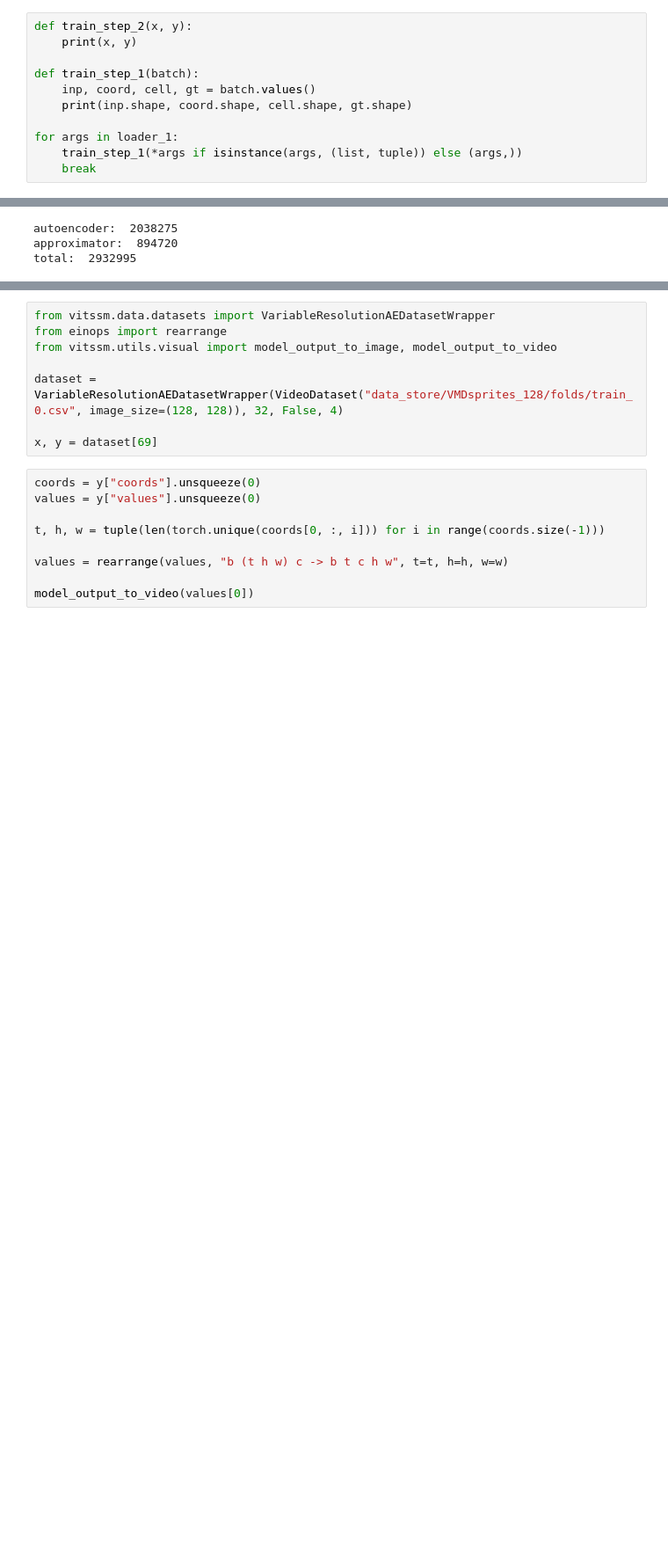
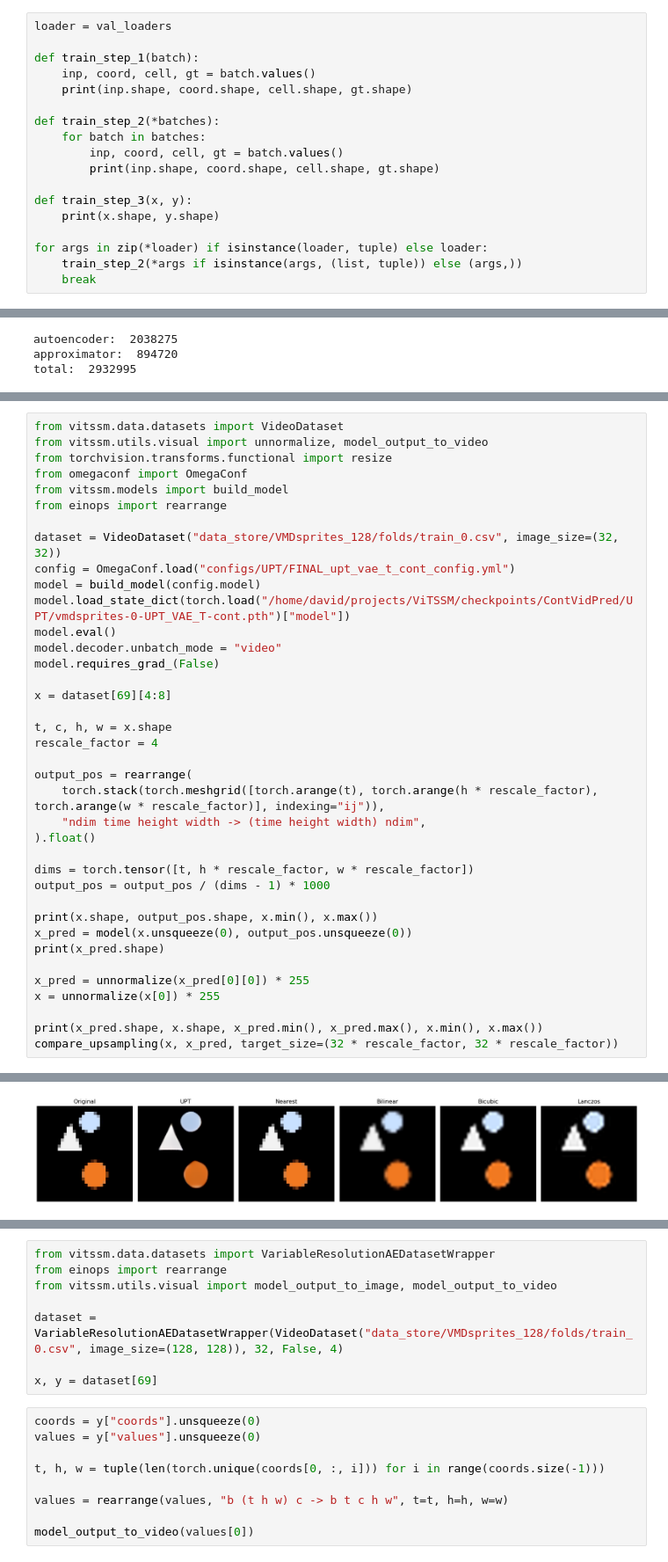
Before and after one commit to davidkuernsteiner/ContVidPred, a Jupyter notebook: test.ipynb, the cells around one changed output, grey strips where cells are left out. Shown: that part at 88% size. Drawn from its saved outputs; the diff is of its cells as text; blank space fills up the shorter version.

```diff
--- a/test.ipynb
+++ b/test.ipynb
@@ -82,12 +112,19 @@ loader_2 = DataLoader(dataset_2, batch_size=64)
 # %%
-def train_step_2(x, y):
-    print(x, y)
+loader = val_loaders
 
 def train_step_1(batch):
     inp, coord, cell, gt = batch.values()
     print(inp.shape, coord.shape, cell.shape, gt.shape)
 
-for args in loader_1:
-    train_step_1(*args if isinstance(args, (list, tuple)) else (args,))
+def train_step_2(*batches):
+    for batch in batches:
+        inp, coord, cell, gt = batch.values()
+        print(inp.shape, coord.shape, cell.shape, gt.shape)
+
+def train_step_3(x, y):
+    print(x.shape, y.shape)
+
+for args in zip(*loader) if isinstance(loader, tuple) else loader:
+    train_step_2(*args if isinstance(args, (list, tuple)) else (args,))
     break
 # %% [output]
@@ -318,0 +402,39 @@ compare_downsampling(x, target_size=(32, 32))
+# %%
+from vitssm.data.datasets import VideoDataset
+from vitssm.utils.visual import unnormalize, model_output_to_video
+from torchvision.transforms.functional import resize
+from omegaconf import OmegaConf
+from vitssm.models import build_model
+from einops import rearrange
+
+dataset = VideoDataset("data_store/VMDsprites_128/folds/train_0.csv", image_size=(32, 32))
+config = OmegaConf.load("configs/UPT/FINAL_upt_vae_t_cont_config.yml")
+model = build_model(config.model)
+model.load_state_dict(torch.load("/home/david/projects/ViTSSM/checkpoints/ContVidPred/UPT/vmdsprites-0-UPT_VAE_T-cont.pth")["model"])
+model.eval()
+model.decoder.unbatch_mode = "video"
+model.requires_grad_(False)
+
+x = dataset[69][4:8]
+
+t, c, h, w = x.shape
+rescale_factor = 4
+
+output_pos = rearrange(
+    torch.stack(torch.meshgrid([torch.arange(t), torch.arange(h * rescale_factor), torch.arange(w * rescale_factor)], indexing="ij")),
+    "ndim time height width -> (time height width) ndim",
+).float()
+
+dims = torch.tensor([t, h * rescale_factor, w * rescale_factor])
+output_pos = output_pos / (dims - 1) * 1000
+
+print(x.shape, output_pos.shape, x.min(), x.max())
+x_pred = model(x.unsqueeze(0), output_pos.unsqueeze(0))
+print(x_pred.shape)
+
+x_pred = unnormalize(x_pred[0][0]) * 255
+x = unnormalize(x[0]) * 255
+
+print(x_pred.shape, x.shape, x_pred.min(), x_pred.max(), x.min(), x.max())
+compare_upsampling(x, x_pred, target_size=(32 * rescale_factor, 32 * rescale_factor))
+# %% [output]
@@ -318,0 +444 @@ compare_downsampling(x, target_size=(32, 32))
+[figure, added]
```
Also changed, not shown: parts of 7 cells of this notebook, 6 other files.
